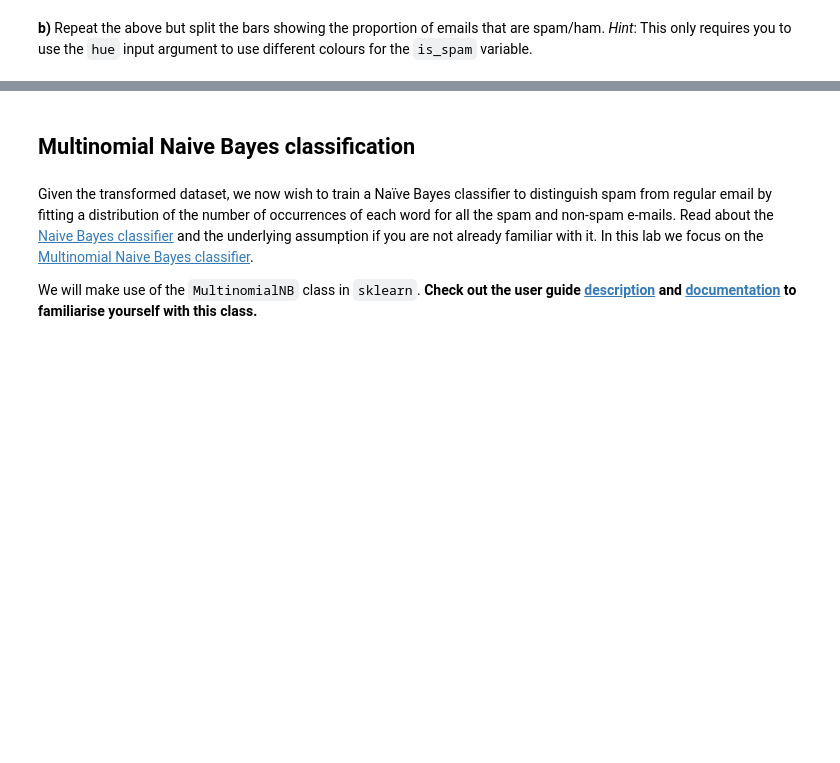
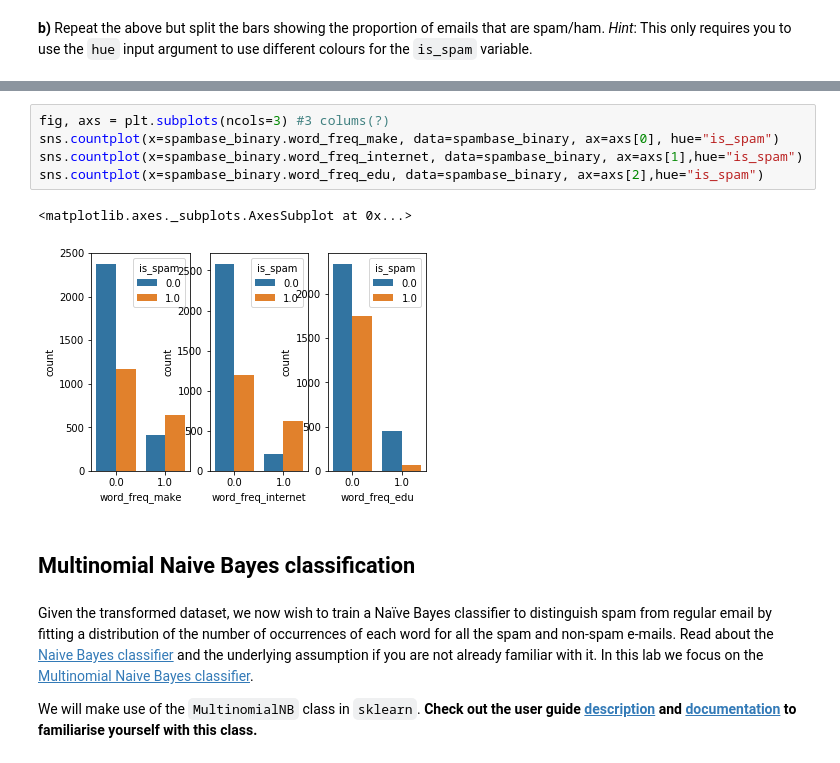
Before and after one commit to meg-imperato/iaml-labs, a Jupyter notebook: Labs/01 - Analysis and Visualisation.ipynb, the cells around one changed output, grey strips where cells are left out. Cells and saved outputs as stored; diff of their text form; blank space fills up the shorter version.

```diff
--- a/Labs/01 - Analysis and Visualisation.ipynb
+++ b/Labs/01 - Analysis and Visualisation.ipynb
@@ -175,3 +209,11 @@ Now we want to get a feeling for how the presence or absence of some specific wo
+# %%
+fig, axs = plt.subplots(ncols=3) #3 colums(?)
+sns.countplot(x=spambase_binary.word_freq_make, data=spambase_binary, ax=axs[0], hue="is_spam")
+sns.countplot(x=spambase_binary.word_freq_internet, data=spambase_binary, ax=axs[1],hue="is_spam")
+sns.countplot(x=spambase_binary.word_freq_edu, data=spambase_binary, ax=axs[2],hue="is_spam")
+# %% [output]
+<matplotlib.axes._subplots.AxesSubplot at 0x...>
+[figure, added]
 # %% [markdown]
 ## Multinomial Naive Bayes classification
 # %% [markdown]
```
Also changed, not shown: parts of 25 cells of this notebook, 1 other file.
